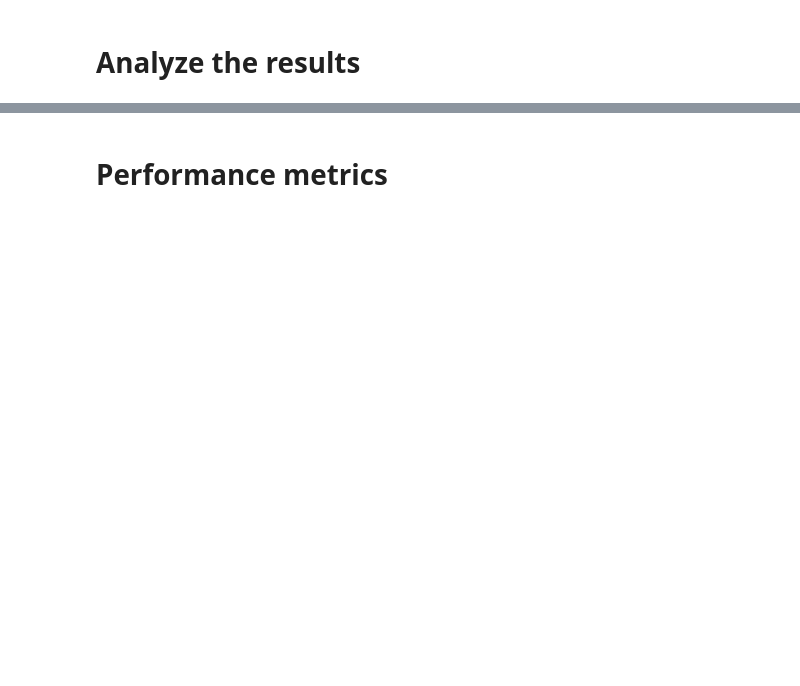
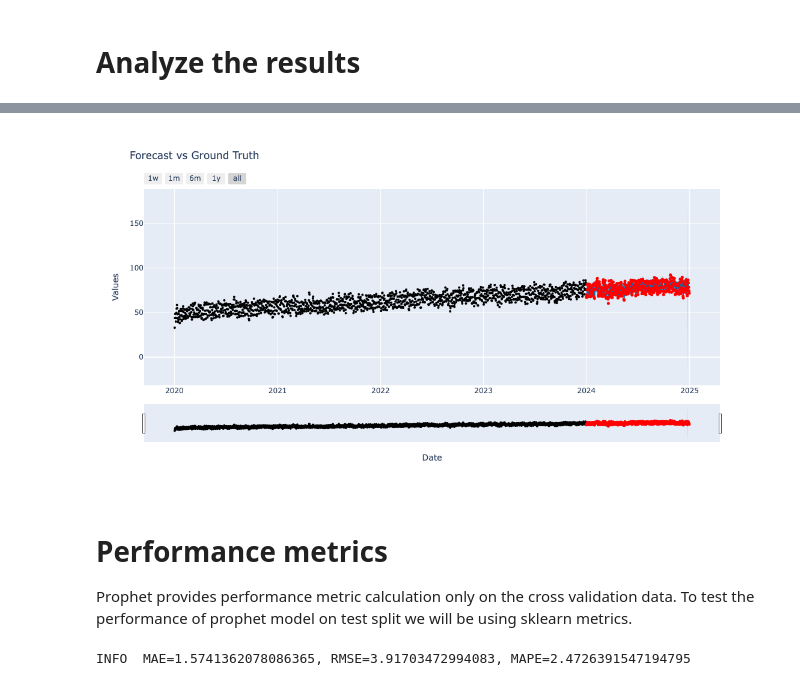
Before and after one commit to vikranth1000/tutorials, a Jupyter notebook: tutorial_prophet/src/Prophet.ipynb, the cells around one changed output, grey strips where cells are left out. Saved outputs shown, nothing was run; the diff lists cells and outputs as text; code cells hidden in the pictures; blank space fills up the shorter version.

```diff
--- a/tutorial_prophet/src/Prophet.ipynb
+++ b/tutorial_prophet/src/Prophet.ipynb
@@ -429,0 +493,3 @@ model.plot(oos_forecast, include_legend=True)
+# %%
+forecast = model.predict(df)
+forecast.tail()
@@ -430,4 +522,45 @@ model.plot(oos_forecast, include_legend=True)
+# %%
+from prophet.plot import plot_plotly
+import plotly.graph_objects as go
+
+# Create Prophet's interactive plot
+fig = plot_plotly(model, forecast)
+
+# Add ground truth (actual values)
+fig.add_trace(
+    go.Scatter(
+        x=df_test['ds'],
+        y=df_test['y'],
+        mode='markers',
+        name='Ground Truth',
+        marker=dict(color='red', size=5)
+    )
+)
+
+# Update layout
+fig.update_layout(
+    title="Forecast vs Ground Truth",
+    xaxis_title="Date",
+    yaxis_title="Values",
+    legend=dict(orientation="h", y=-0.2),
+)
+
+# Show the plot
+fig.show()
+# %% [output]
+[figure, added]
 # %% [markdown]
 # Performance metrics
+
+Prophet provides performance metric calculation only on the cross validation data. To test the performance of prophet model on test split we will be using sklearn metrics.
 # %%
-# TODO(Grisha): @Sonaal,can we use built-in tools to compute performance metrics? Can we also explain how it works.
+from sklearn.metrics import mean_absolute_error, mean_squared_error
+
+# Calculate metrics
+mae = mean_absolute_error(forecast['y'], forecast['yhat'])
+rmse = mean_squared_error(forecast['y'], forecast['yhat'])
+mape = (abs(forecast['y'] - forecast['yhat']) / forecast['y']).mean() * 100
+
+_LOG.info("MAE=%s, RMSE=%s, MAPE=%s", mae, rmse, mape)
+# %% [output]
+INFO  MAE=1.5741362078086365, RMSE=3.91703472994083, MAPE=2.4726391547194795
```
Also changed, not shown: parts of 36 cells of this notebook, 1 other file.
